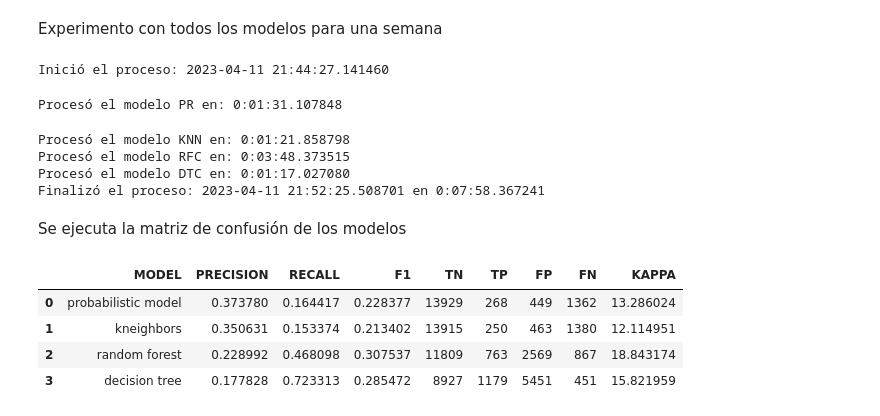
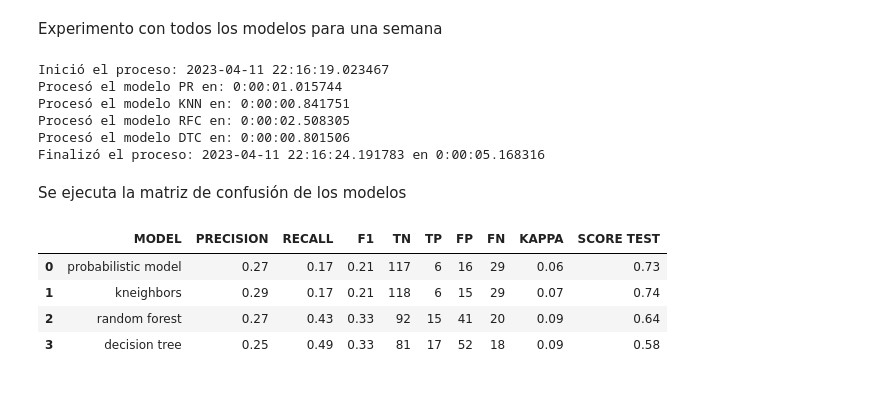
Before and after one commit to josedelarosa82/taxi-prediction-model, a Jupyter notebook: Proyecto final/Proyecto_predicción_servicio_taxi_consolidado.ipynb, the cells around one changed output. Saved outputs shown, nothing was run; the diff lists cells and outputs as text; code cells hidden in the pictures.

Commit message:
Ajustes a los score resultados

```diff
--- a/Proyecto final/Proyecto_predicción_servicio_taxi_consolidado.ipynb
+++ b/Proyecto final/Proyecto_predicción_servicio_taxi_consolidado.ipynb
@@ -88,7 +88,7 @@ DAYS_OF_WEEK = 7
 FORMAT_DATE = '%Y-%m-%d'
 FORMAT_COMPLETE_DATE = '%Y/%m/%d %H:%M:%S'
 DATE_START_TRAINIG = pd.to_datetime("2022-04-23", format=FORMAT_DATE)
-FICHERO_DATA = './data/SERVICIO_UNIFICADO_2022.parquet.gzip'
+FICHERO_DATA = '../data/SERVICIO_UNIFICADO_2022.parquet.gzip'
 
 #Se obtiene la fecha de inicial de entrenamiento
 last_date_dataset = DATE_START_TRAINIG - timedelta(weeks=TRAIN_WEEK)
@@ -803,7 +803,7 @@ def evaluate_model(phone, data, date_predict, model_type):
 # %% [markdown]
 Se crea un nuevo dataFrame con los números de teléfonos para recorrer los modelos
 # %%
-total_phone, count, phone_array = 100, 0, []
+total_phone, count, phone_array = 1, 0, []
 df_phone = df_taxis.loc[:,['TELEFONOORIGEN']].copy()
 series_phone = df_phone.loc[:,['TELEFONOORIGEN']].value_counts()
 for phone in series_phone.index.to_list():
@@ -827,6 +827,7 @@ for model in models_array:
     start_date = datetime.now()
     count = 0
     kappa_score = 0.0
+    test_score = 0
     confusion_phone = np.matrix(0,dtype=int)
     y_test_arr = np.array(0,dtype=int)
     y_prob_arr = np.array(0,dtype=float)
@@ -847,7 +848,8 @@ for model in models_array:
                     matrix = np.matrix([[24,0],[0,0]],dtype=int)
                 confusion_phone = confusion_phone + matrix
                 score_k = cohen_kappa_score(y_test, y_pred)
-                kappa_score = kappa_score + (0.0 if math.isnan (score_k) else score_k)
+                kappa_score += (0.0 if math.isnan (score_k) else score_k)
+                test_score += np.mean(y_pred == y_test)
                 count = count + 1
                 #if(existAllZero(y_pred)) & (existAllZero(y_test)):
                 #    print(f"Procesando el teléfono: {phone[0]} y la fecha: {last_time}, confusion: {matrix}, tamanio: {matrix.size}")
@@ -855,51 +857,61 @@ for model in models_array:
             #else:
             #    print(f"Procesando el teléfono: {phone} pero sin predictibilidad")
     roc_curve_arr.append([model, y_test_arr, y_prob_arr])
-    report_models.append([model,confusion_phone, (kappa_score/count) if kappa_score > 0 else 0])
+    report_models.append([model,confusion_phone, (kappa_score/count) if kappa_score > 0 else 0, (test_score/count) if test_score > 0 else 0])
     print(f"Procesó el modelo {model} en: {datetime.now()-start_date}")
 print(f"Finalizó el proceso: {datetime.now()} en {datetime.now()-start_proccess}")
 #https://scikit-learn.org/stable/modules/generated/sklearn.metrics.RocCurveDisplay.html
 # %% [output]
-Inició el proceso: 2023-04-11 21:44:27.141460
+Inició el proceso: 2023-04-11 22:16:19.023467
+Procesó el modelo PR en: 0:00:01.015744
+Procesó el modelo KNN en: 0:00:00.841751
+Procesó el modelo RFC en: 0:00:02.508305
+Procesó el modelo DTC en: 0:00:00.801506
+Finalizó el proceso: 2023-04-11 22:16:24.191783 en 0:00:05.168316
-Procesó el modelo PR en: 0:01:31.107848
-Procesó el modelo KNN en: 0:01:21.858798
-Procesó el modelo RFC en: 0:03:48.373515
-Procesó el modelo DTC en: 0:01:17.027080
-Finalizó el proceso: 2023-04-11 21:52:25.508701 en 0:07:58.367241
 # %% [markdown]
 Se ejecuta la matriz de confusión de los modelos
 # %%
 models_array = []
 for model in report_models:
     true_neg = model[1][0,0]
     true_pos = model[1][1,1]
     false_pos = model[1][0,1]
     false_neg = model[1][1,0]
-    kappa = model[2]*100
+    kappa = model[2]
+    score_test = model[3]
 
     #Precision = TruePositives / (TruePositives + FalsePositives)
     precision_scr = true_pos / (true_pos + false_pos) if true_pos > 0 else 0
     #Recall = TruePositives / (TruePositives + FalseNegatives)
 
 
     recall_scr = true_pos / (true_pos + false_neg) if true_pos > 0 else 0
     #F-Measure = (2 * Precision * Recall) / (Precision + Recall)
     f1_scr = (2 * precision_scr * recall_scr) / (precision_scr + recall_scr) if true_pos > 0 else 0
 
     #Sacar la tasa de los TP = Que es Positivos del test sobre los positivos predichos
     #TP rate = TP / Positivos reales (test)
     #FP rate = FP / Negativos reales (test)
 
-    models_array.append([modelName(model[0]),precision_scr,recall_scr,f1_scr,true_neg,true_pos,false_pos,false_neg,kappa])
+    models_array.append([modelName(model[0]),
+                         round(precision_scr,2),
+                         round(recall_scr,2),
+                         round(f1_scr,2),
+                         true_neg,
+                         true_pos,
+                         false_pos,
+                         false_neg,
+                         round(kappa,2),
+                         round(score_test,2)])
 
 #Mostramos el dataframe con el reporte
-pd.DataFrame(models_array, columns = ['MODEL','PRECISION','RECALL','F1','TN','TP','FP','FN','KAPPA'])
+pd.DataFrame(models_array, columns = ['MODEL','PRECISION','RECALL','F1','TN','TP','FP','FN','KAPPA','SCORE TEST'])
 # %% [output]
-|  | MODEL | PRECISION | RECALL | F1 | TN | TP | FP | FN | KAPPA |
-| 0 | probabilistic model | 0.373780 | 0.164417 | 0.228377 | 13929 | 268 | 449 | 1362 | 13.286024 |
-| 1 | kneighbors | 0.350631 | 0.153374 | 0.213402 | 13915 | 250 | 463 | 1380 | 12.114951 |
-| 2 | random forest | 0.228992 | 0.468098 | 0.307537 | 11809 | 763 | 2569 | 867 | 18.843174 |
-| 3 | decision tree | 0.177828 | 0.723313 | 0.285472 | 8927 | 1179 | 5451 | 451 | 15.821959 |
+|  | MODEL | PRECISION | RECALL | F1 | TN | TP | FP | FN | KAPPA | SCORE TEST |
+| 0 | probabilistic model | 0.27 | 0.17 | 0.21 | 117 | 6 | 16 | 29 | 0.06 | 0.73 |
+| 1 | kneighbors | 0.29 | 0.17 | 0.21 | 118 | 6 | 15 | 29 | 0.07 | 0.74 |
+| 2 | random forest | 0.27 | 0.43 | 0.33 | 92 | 15 | 41 | 20 | 0.09 | 0.64 |
+| 3 | decision tree | 0.25 | 0.49 | 0.33 | 81 | 17 | 52 | 18 | 0.09 | 0.58 |
 # %%
 #Se muestra la curva ROC de los modelos
 for roc in roc_curve_arr:
```
Also changed, not shown: parts of 1 cell of this notebook.
